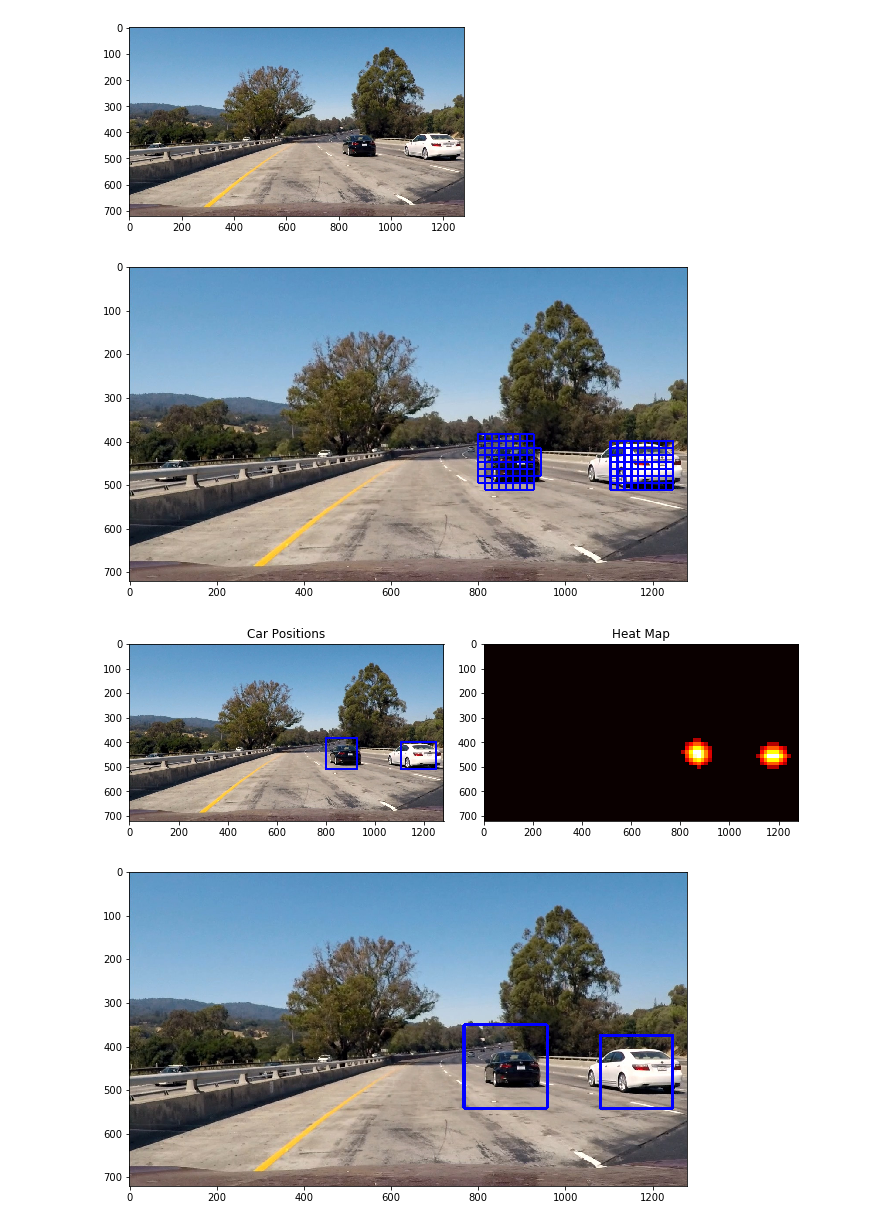
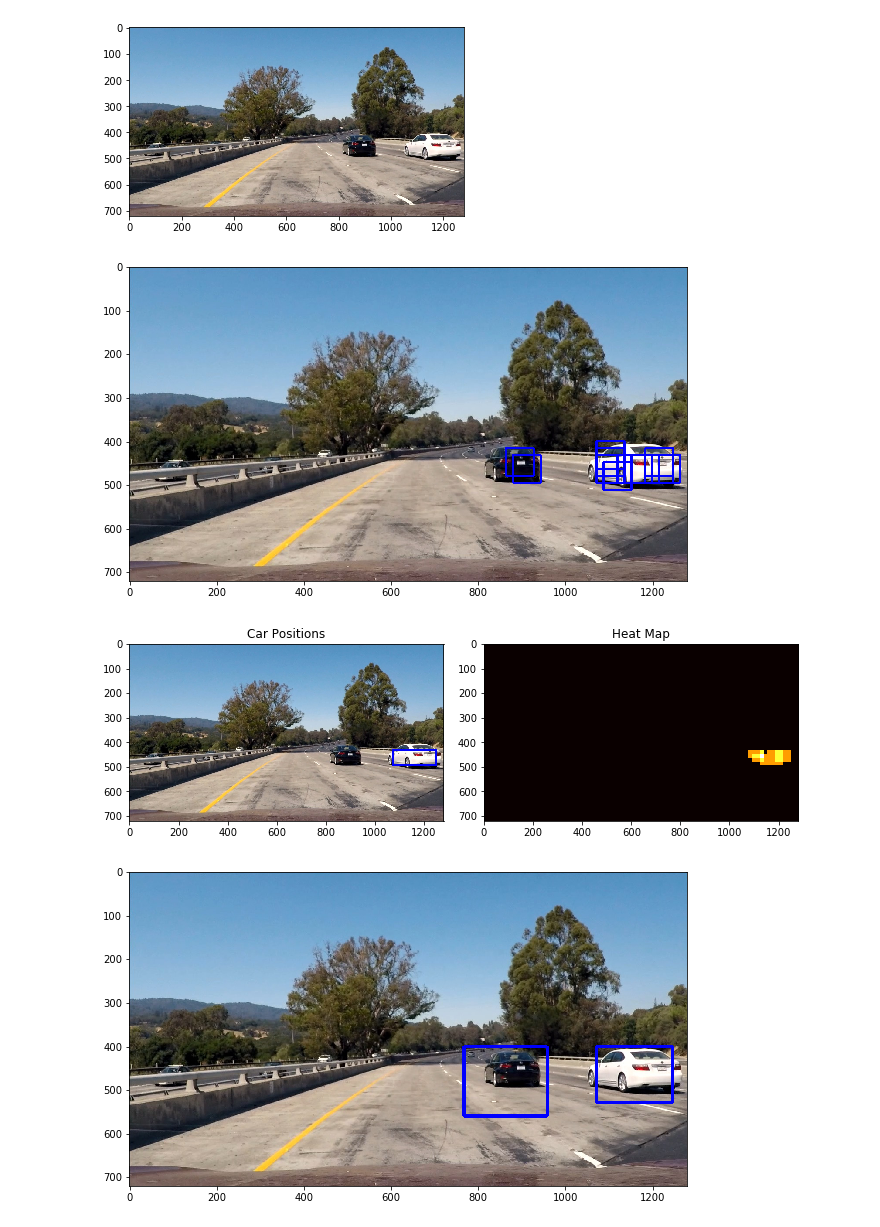
Before and after one commit to partmor/CarND-VehicleDetection-P5, a Jupyter notebook: p5_solution.ipynb, the cells around one changed output. Drawn from its saved outputs; the diff is of its cells as text; code cells hidden in the pictures.

```diff
--- a/p5_solution.ipynb
+++ b/p5_solution.ipynb
@@ -275,7 +282,8 @@ hot_windows, test_output = find_cars(
     test_img,
     ystart=350, ystop=600,
     scale=1.0,
-    clf_pl=sc_clf,
+    cells_per_step_overlap=1,
+    clf_pl=scaled_clf,
     use_hog=PARAMS['use_hog'], hog_cspace=PARAMS['hog_cspace'],
     channels_for_hog=PARAMS['channels_for_hog'],
     orient=PARAMS['hog_orientations'],
@@ -291,12 +299,12 @@ hot_windows, test_output = find_cars(
 plt.figure(figsize=(10,10))
 plt.imshow(test_output);
 # %% [output]
-[figure, old version]
+[figure, new version]
 # %%
 from scipy.ndimage.measurements import label
 heat = np.zeros_like(test_img[:,:,0]).astype(np.float)
 heat = add_heat(heat,hot_windows)
-heat = apply_threshold(heat, 3)
+heat = apply_threshold(heat, 2)
 heatmap = np.clip(heat, 0, 255)
 labels = label(heat)
 draw_img = draw_labeled_bboxes(test_img, labels)
@@ -310,13 +318,14 @@ plt.imshow(heatmap, cmap='hot')
 plt.title('Heat Map')
 fig.tight_layout()
 # %% [output]
-[figure, old version]
+[figure, new version]
 # %%
-detect_for_scale = lambda img, ystart, ystop, scale : find_cars(
+detect_for_scale = lambda img, ystart, ystop, scale: find_cars(
     img,
     ystart=ystart, ystop=ystop,
     scale=scale,
-    clf_pl=sc_clf,
+    cells_per_step_overlap=PARAMS['cells_per_step_overlap'],
+    clf_pl=scaled_clf,
     use_hog=PARAMS['use_hog'], hog_cspace=PARAMS['hog_cspace'],
     channels_for_hog=PARAMS['channels_for_hog'],
     orient=PARAMS['hog_orientations'],
@@ -328,12 +337,11 @@ detect_for_scale = lambda img, ystart, ystop, scale : find_cars(
     hist_bins=PARAMS['hist_nbins']
 )
 # %%
-def video_pipeline(img, detect_fun, thresh=2):
+def video_pipeline(img, detect_fun, thresh=3):
     hot_windows = list()
     hot_windows += detect_fun(img, ystart=400, ystop=600, scale=1.0)
-    hot_windows += detect_fun(img, ystart=350, ystop=650, scale=1.5)
-    hot_windows += detect_fun(img, ystart=350, ystop=650, scale=2.0)
-    hot_windows += detect_fun(img, ystart=350, ystop=650, scale=3.0)
+    hot_windows += detect_fun(img, ystart=400, ystop=650, scale=2.0)
+    hot_windows += detect_fun(img, ystart=400, ystop=650, scale=3.0)
     heat = np.zeros_like(test_img[:,:,0]).astype(np.float)
     heat = add_heat(heat, hot_windows)
     heat = apply_threshold(heat, thresh)
@@ -343,6 +351,6 @@ def video_pipeline(img, detect_fun, thresh=2):
     return draw_img
 # %%
 plt.figure(figsize=(10,10))
-plt.imshow(video_pipeline(test_img, detect_for_scale, thresh=5));
+plt.imshow(video_pipeline(test_img, detect_for_scale, thresh=3));
 # %% [output]
-[figure, old version]
+[figure, new version]
```
Also changed, not shown: parts of 17 cells of this notebook.
